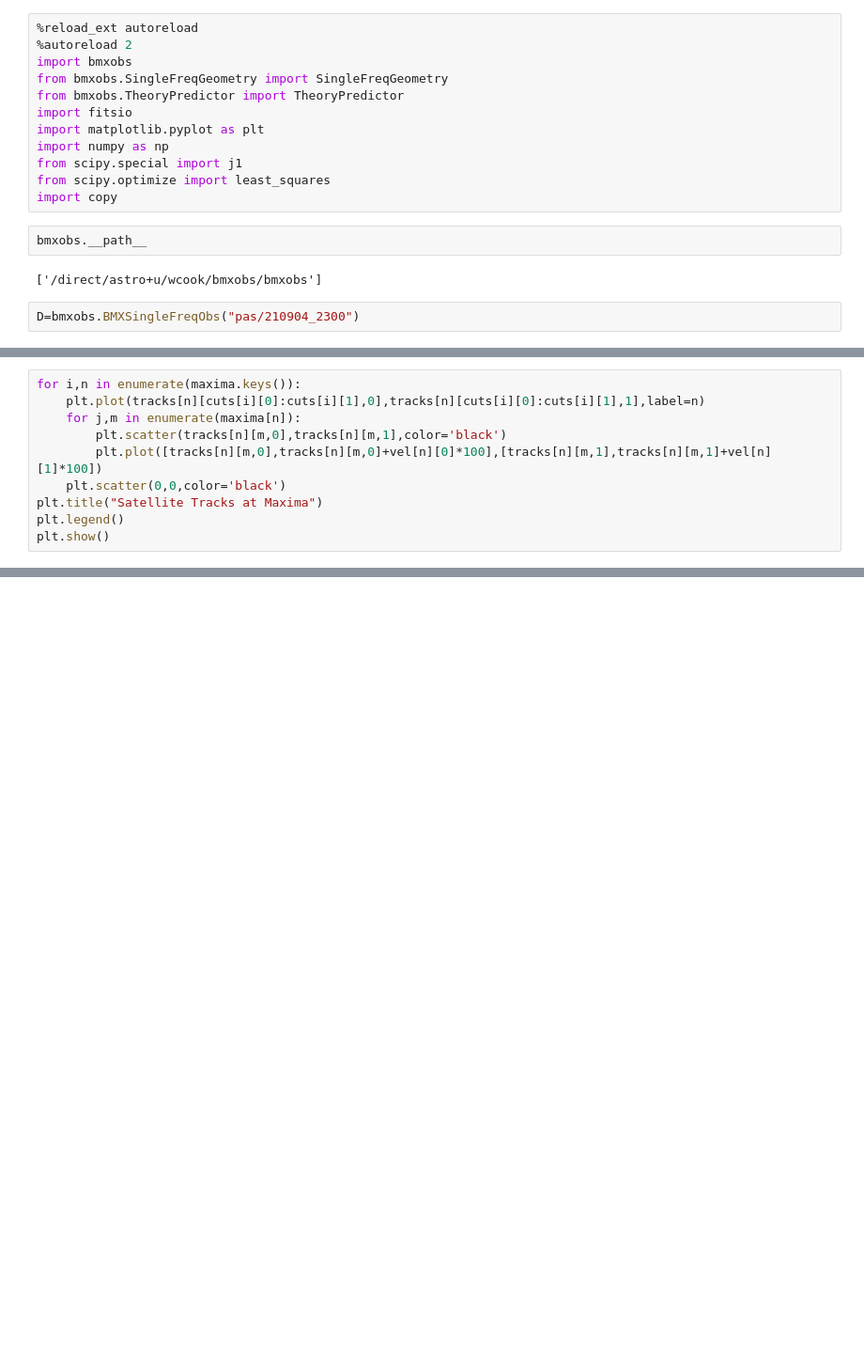
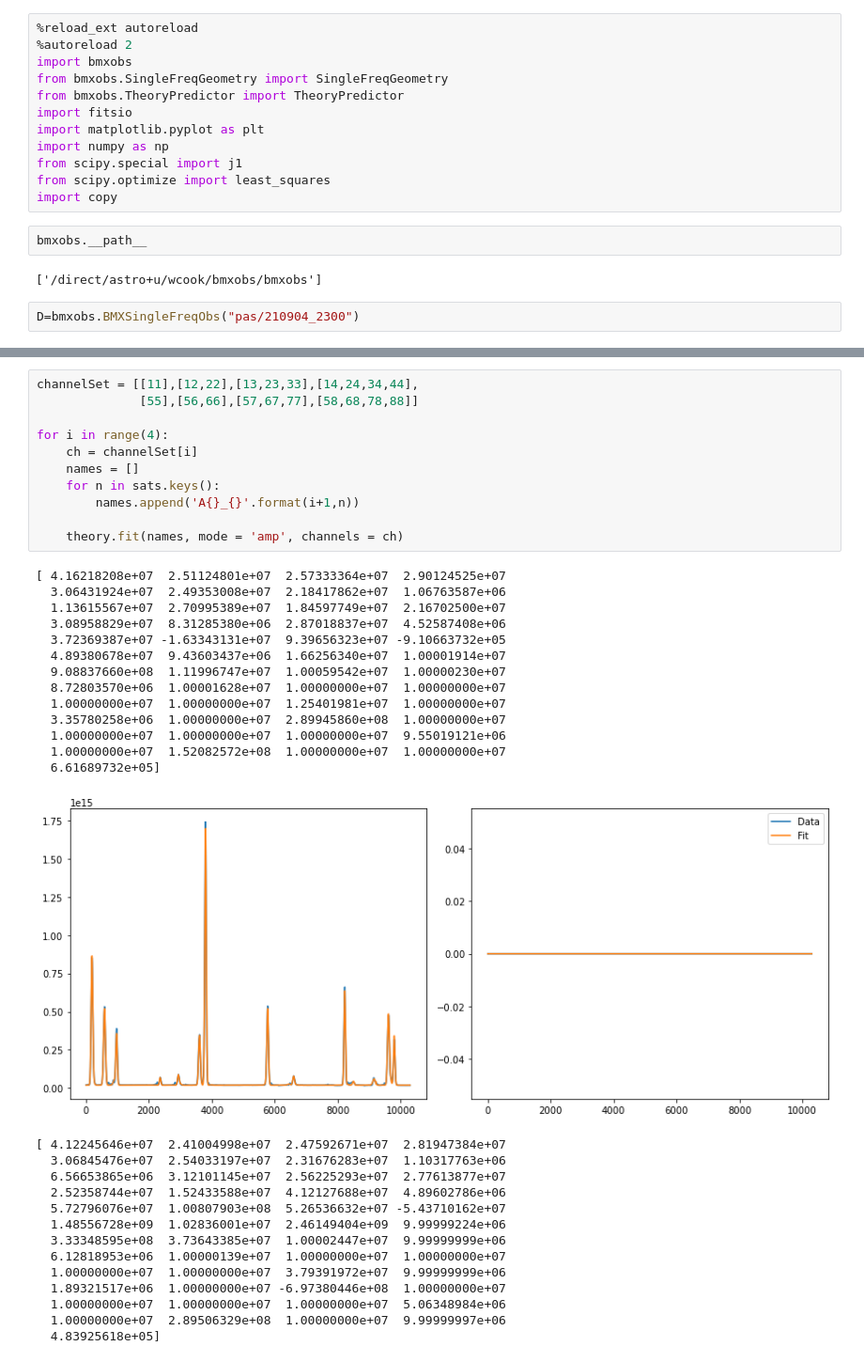
Before and after one commit to bmxdemo/bmxobs, a Jupyter notebook: towards1.ipynb, the cells around one changed output, grey strips where cells are left out. Shown at 94% size. Cells and saved outputs as stored; diff of their text form; blank space fills up the shorter version.

```diff
--- a/towards1.ipynb
+++ b/towards1.ipynb
@@ -88,10 +60,0 @@ alpha = np.array(alpha)
-# %%
-for i,n in enumerate(maxima.keys()):
-    plt.plot(tracks[n][cuts[i][0]:cuts[i][1],0],tracks[n][cuts[i][0]:cuts[i][1],1],label=n)
-    for j,m in enumerate(maxima[n]):
-        plt.scatter(tracks[n][m,0],tracks[n][m,1],color='black')
-        plt.plot([tracks[n][m,0],tracks[n][m,0]+vel[n][0]*100],[tracks[n][m,1],tracks[n][m,1]+vel[n][1]*100])
-    plt.scatter(0,0,color='black')
-plt.title("Satellite Tracks at Maxima")
-plt.legend()
-plt.show()
@@ -256,0 +149,39 @@ plt.show()
+# %%
+channelSet = [[11],[12,22],[13,23,33],[14,24,34,44],
+              [55],[56,66],[57,67,77],[58,68,78,88]]
+
+for i in range(4):
+    ch = channelSet[i]
+    names = []
+    for n in sats.keys():
+        names.append('A{}_{}'.format(i+1,n))
+
+    theory.fit(names, mode = 'amp', channels = ch)
+# %% [output]
+[ 4.16218208e+07  2.51124801e+07  2.57333364e+07  2.90124525e+07
+  3.06431924e+07  2.49353008e+07  2.18417862e+07  1.06763587e+06
+  1.13615567e+07  2.70995389e+07  1.84597749e+07  2.16702500e+07
+  3.08958829e+07  8.31285380e+06  2.87018837e+07  4.52587408e+06
+  3.72369387e+07 -1.63343131e+07  9.39656323e+07 -9.10663732e+05
+  4.89380678e+07  9.43603437e+06  1.66256340e+07  1.00001914e+07
+  9.08837660e+08  1.11996747e+07  1.00059542e+07  1.00000230e+07
+  8.72803570e+06  1.00001628e+07  1.00000000e+07  1.00000000e+07
+  1.00000000e+07  1.00000000e+07  1.25401981e+07  1.00000000e+07
+  3.35780258e+06  1.00000000e+07  2.89945860e+08  1.00000000e+07
+  1.00000000e+07  1.00000000e+07  1.00000000e+07  9.55019121e+06
+  1.00000000e+07  1.52082572e+08  1.00000000e+07  1.00000000e+07
+  6.61689732e+05]
+[figure, added]
+[ 4.12245646e+07  2.41004998e+07  2.47592671e+07  2.81947384e+07
+  3.06845476e+07  2.54033197e+07  2.31676283e+07  1.10317763e+06
+  6.56653865e+06  3.12101145e+07  2.56225293e+07  2.77613877e+07
+  2.52358744e+07  1.52433588e+07  4.12127688e+07  4.89602786e+06
+  5.72796076e+07  1.00807903e+08  5.26536632e+07 -5.43710162e+07
+  1.48556728e+09  1.02836001e+07  2.46149404e+09  9.99999224e+06
+  3.33348595e+08  3.73643385e+07  1.00002447e+07  9.99999999e+06
+  6.12818953e+06  1.00000139e+07  1.00000000e+07  1.00000000e+07
+  1.00000000e+07  1.00000000e+07  3.79391972e+07  9.99999999e+06
+  1.89321517e+06  1.00000000e+07 -6.97380446e+08  1.00000000e+07
+  1.00000000e+07  1.00000000e+07  1.00000000e+07  5.06348984e+06
+  1.00000000e+07  2.89506329e+08  1.00000000e+07  9.99999997e+06
+  4.83925618e+05]
```
Also changed, not shown: parts of 27 cells of this notebook, 2 other files.
